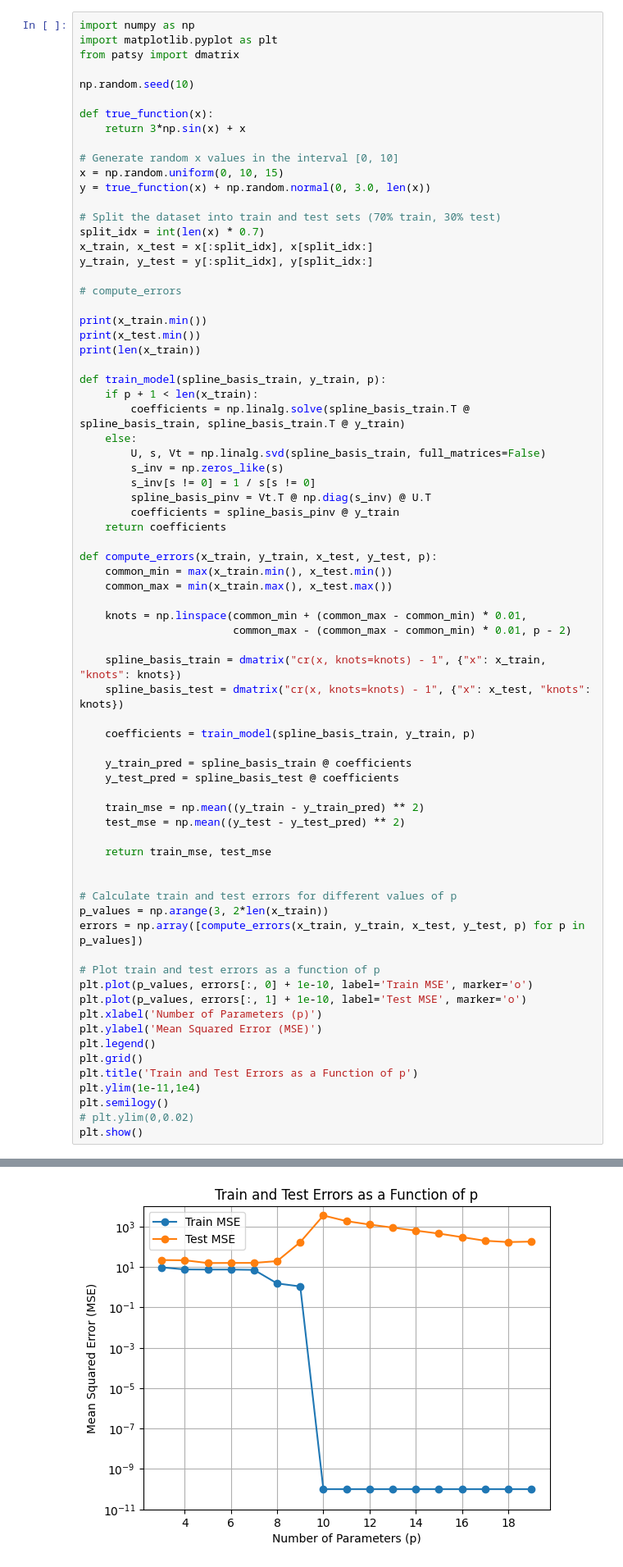
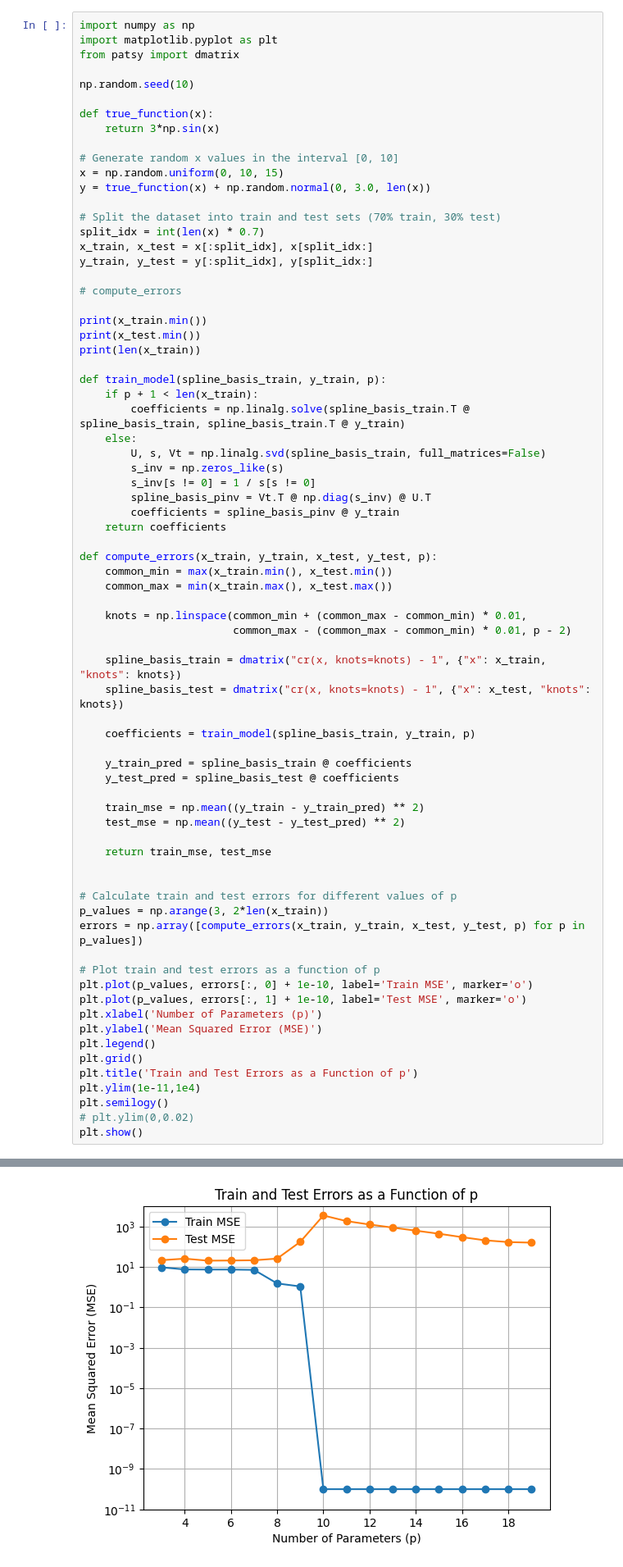
Before and after one commit to odsl-team/block-course-mar23-ML-excercises, a Jupyter notebook: FurtherReadingDay1.ipynb, the cells around one changed output, grey strips where cells are left out. Shown: that part at 82% size. Saved outputs shown, nothing was run; the diff lists cells and outputs as text.

```diff
--- a/FurtherReadingDay1.ipynb
+++ b/FurtherReadingDay1.ipynb
@@ -44,7 +44,7 @@ from patsy import dmatrix
 np.random.seed(10)
 
 def true_function(x):
-    return 3*np.sin(x) + x
+    return 3*np.sin(x)
 
 # Generate random x values in the interval [0, 10]
 x = np.random.uniform(0, 10, 15)
@@ -86,34 +86,34 @@ def compute_errors(x_train, y_train, x_test, y_test, p):
 
     y_train_pred = spline_basis_train @ coefficients
     y_test_pred = spline_basis_test @ coefficients
 
     train_mse = np.mean((y_train - y_train_pred) ** 2)
     test_mse = np.mean((y_test - y_test_pred) ** 2)
 
     return train_mse, test_mse
 
 
 # Calculate train and test errors for different values of p
 p_values = np.arange(3, 2*len(x_train))
 errors = np.array([compute_errors(x_train, y_train, x_test, y_test, p) for p in p_values])
 
 # Plot train and test errors as a function of p
 plt.plot(p_values, errors[:, 0] + 1e-10, label='Train MSE', marker='o')
 plt.plot(p_values, errors[:, 1] + 1e-10, label='Test MSE', marker='o')
 plt.xlabel('Number of Parameters (p)')
 plt.ylabel('Mean Squared Error (MSE)')
 plt.legend()
 plt.grid()
 plt.title('Train and Test Errors as a Function of p')
 plt.ylim(1e-11,1e4)
 plt.semilogy()
 # plt.ylim(0,0.02)
 plt.show()
 # %% [output]
 0.207519493594015
 0.039482663279144514
 10
-[figure, old version]
+[figure, new version]
 # %%
 def fit_and_plot():
     # Generate training data
```
Also changed, not shown: parts of 2 cells of this notebook.
